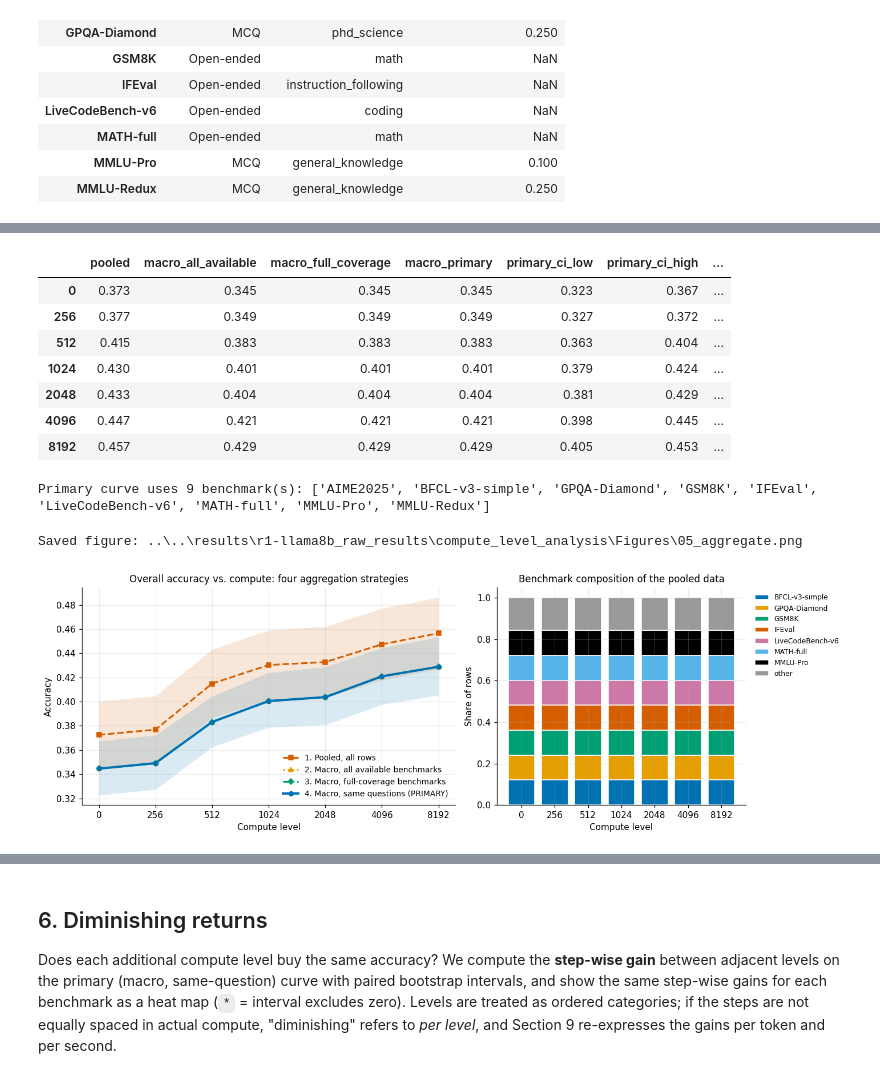
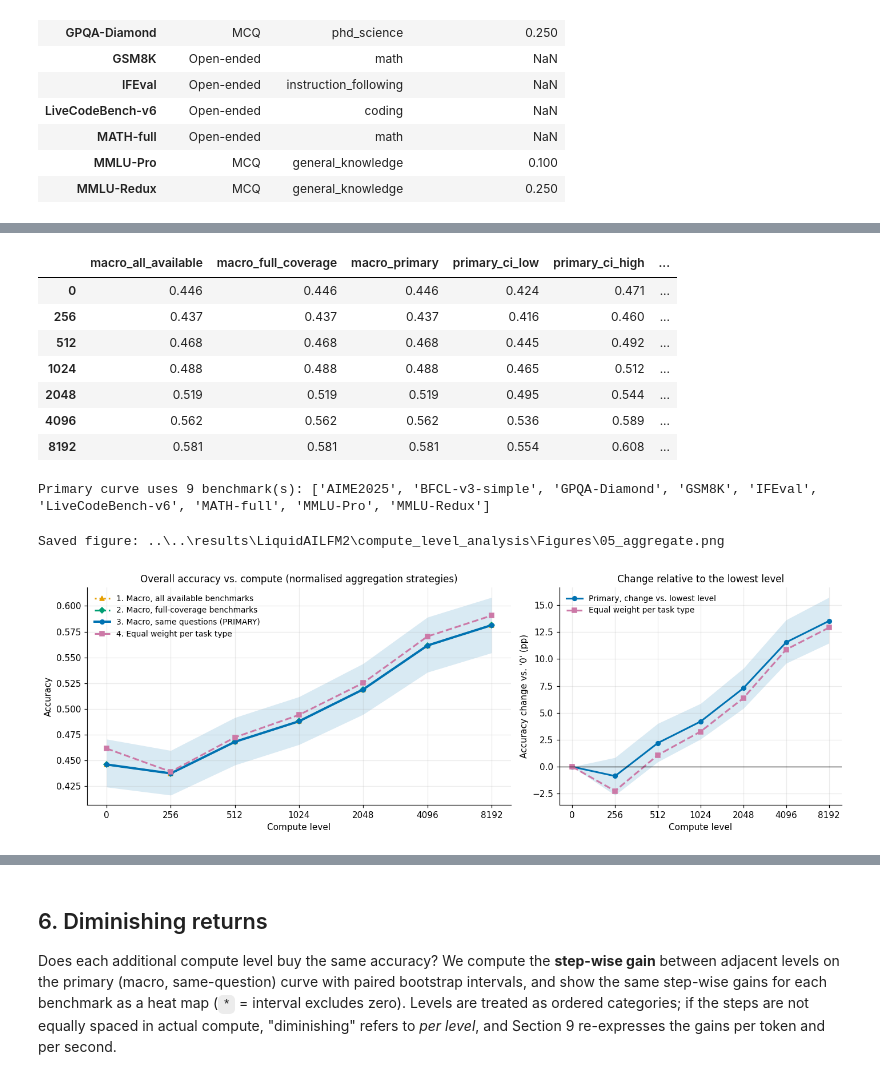
Before and after one commit to tharwat-ux/TTCA, a Jupyter notebook: src/notebooks/h1-overbenchmark_analysis/compute_level_analysis.ipynb, the cells around one changed output, grey strips where cells are left out. Drawn from its saved outputs; the diff is of its cells as text; code cells hidden in the pictures.

```diff
--- a/src/notebooks/h1-overbenchmark_analysis/compute_level_analysis.ipynb
+++ b/src/notebooks/h1-overbenchmark_analysis/compute_level_analysis.ipynb
@@ -24,13 +28,13 @@
 | 12 | Synthesis | What can (and cannot) be concluded? |
 # %%
 # ============================ CONFIGURATION ============================
-DATA_PATH = "../../data/raw/qwen3-0.6B/qwen3-.06B_raw_results.csv"   # <-- SET THIS: .csv, .tsv, .parquet, .jsonl or .json
-SAVE_DIR = "../../results/r1-llama8b_raw_results/compute_level_analysis/Figures"   # <-- SET THIS: folder where ALL figures are saved as PNG (created if missing)
+DATA_PATH = "../../data/raw/LiquidAILFM2.5-2.6B/LiquidAILFM2.5-2.6B_raw_results.csv"   # <-- SET THIS: .csv, .tsv, .parquet, .jsonl or .json
+SAVE_DIR = "../../results/LiquidAILFM2/compute_level_analysis/Figures"   # <-- SET THIS: folder where ALL figures are saved as PNG (created if missing)
 
 # ---- Optional settings (defaults are sensible) ----
 COMPUTE_ORDER = None          # e.g. ["low", "medium", "high"]; None = infer the order automatically
 TIER_ORDER = None             # e.g. ["easy", "medium", "hard"]; None = infer automatically
-TASK_TYPE_SOURCE = "benchmark"     # "column" = use the task_type column, "inferred" = infer from `gold`, "auto" = column if informative
+TASK_TYPE_SOURCE = "benchmark"     # "benchmark" = use TASK_TYPE_MAP below, "column" = use the task_type column, "inferred" = infer from `gold`, "auto" = column if informative
 TASK_TYPE_MAP = {
     "MMLU-Redux": "MCQ",
     "MMLU-Pro": "MCQ",
@@ -48,6 +52,7 @@ SEED = 42                     # random seed (bootstrap, plotting subsamples)
 MISSING_CORRECT = "drop"      # rows whose is_correct cannot be read: "drop" (counted and reported) or "incorrect"
 DROP_DUPLICATES = False       # True = keep only the first row of repeated (benchmark, question, level, sample) keys
 MIN_QUESTIONS_PER_CELL = 20   # cells (e.g. benchmark x level) with fewer questions are flagged as low-n in tables
+MIN_INFORMATIVE_Q = 10        # Sections 9.1/9.2: a benchmark x level cell is shown only if it has at least this many informative questions
 # %%
 # ----------------------------- Imports & style -----------------------------
 import math
@@ -797,8 +888,6 @@ if T:
         for c in cv.cells:                                   # individual benchmarks
             ax.plot(X, est_tt.point[est_tt.cells.index(c), 0], color=col, alpha=0.3, lw=1)
         draw(ax, cv.point, cv.lo, cv.hi, color=col, label="Macro-average (equal benchmark weight)")
-        pooled_t = pooled_cluster(d[d.task_type_final == t])["accuracy"].values
-        ax.plot(X, pooled_t, color="black", ls="--", lw=1.2, label="Row-pooled")
         ax.set_title(f"{t}  ({len(cv.cells)} benchmark{'s' if len(cv.cells) != 1 else ''})")
         level_axis(ax, label=False)
         ax.set_ylim(0, 1.02)
@@ -846,6 +934,4 @@ If (1) and (4) disagree — especially in *direction* — the pooled curve is co
 # %%
-pooled = pooled_cluster(d)
-c_pooled = (pooled["accuracy"].values, pooled["ci_low"].values, pooled["ci_high"].values)
 m_avail = macro(est_all, "correct", full_only=False)
 m_full = macro(est_all, "correct", full_only=True)
 m_primary = macro(PRIMARY, "correct", full_only=True)
@@ -853,10 +939,17 @@ if m_primary is None:
     raise RuntimeError("No benchmark is observed at every compute level; a level-comparable macro curve cannot be built. "
                        "Inspect the coverage table in Section 1.1.")
 
-agg = pd.DataFrame({"pooled": c_pooled[0], "macro_all_available": m_avail.point,
+# equal weight per task type: average of the Section 4 task-type curves
+m_types = None
+if tt_curves:
+    m_types = Curve(point=np.nanmean([cv.point for cv in tt_curves.values()], axis=0),
+                    boot=np.nanmean([cv.boot for cv in tt_curves.values()], axis=0))
+
+agg = pd.DataFrame({"macro_all_available": m_avail.point,
                     "macro_full_coverage": m_full.point if m_full else np.nan,
                     "macro_primary": m_primary.point,
                     "primary_ci_low": m_primary.lo, "primary_ci_high": m_primary.hi,
+                    "macro_task_types": m_types.point if m_types else np.nan,
                     "benchmarks_in_all_available": m_avail.n_cells}, index=LV)
 display(agg)
 print(f"Primary curve uses {len(m_primary.cells)} benchmark(s): {[c[0] for c in m_primary.cells]}")
@@ -864,44 +957,42 @@ dropped_from_primary = sorted({c[0] for c in est_all.cells} - {c[0] for c in m_p
 if dropped_from_primary:
     print("Not in the primary curve (missing at >= 1 level, or no common questions):", dropped_from_primary)
 # %% [output]
-|  | pooled | macro_all_available | macro_full_coverage | macro_primary | primary_ci_low | primary_ci_high | ... |
-| 0 | 0.373 | 0.345 | 0.345 | 0.345 | 0.323 | 0.367 | ... |
-| 256 | 0.377 | 0.349 | 0.349 | 0.349 | 0.327 | 0.372 | ... |
-| 512 | 0.415 | 0.383 | 0.383 | 0.383 | 0.363 | 0.404 | ... |
-| 1024 | 0.430 | 0.401 | 0.401 | 0.401 | 0.379 | 0.424 | ... |
-| 2048 | 0.433 | 0.404 | 0.404 | 0.404 | 0.381 | 0.429 | ... |
-| 4096 | 0.447 | 0.421 | 0.421 | 0.421 | 0.398 | 0.445 | ... |
-| 8192 | 0.457 | 0.429 | 0.429 | 0.429 | 0.405 | 0.453 | ... |
+|  | macro_all_available | macro_full_coverage | macro_primary | primary_ci_low | primary_ci_high | ... |
+| 0 | 0.446 | 0.446 | 0.446 | 0.424 | 0.471 | ... |
+| 256 | 0.437 | 0.437 | 0.437 | 0.416 | 0.460 | ... |
+| 512 | 0.468 | 0.468 | 0.468 | 0.445 | 0.492 | ... |
+| 1024 | 0.488 | 0.488 | 0.488 | 0.465 | 0.512 | ... |
+| 2048 | 0.519 | 0.519 | 0.519 | 0.495 | 0.544 | ... |
+| 4096 | 0.562 | 0.562 | 0.562 | 0.536 | 0.589 | ... |
+| 8192 | 0.581 | 0.581 | 0.581 | 0.554 | 0.608 | ... |
 Primary curve uses 9 benchmark(s): ['AIME2025', 'BFCL-v3-simple', 'GPQA-Diamond', 'GSM8K', 'IFEval', 'LiveCodeBench-v6', 'MATH-full', 'MMLU-Pro', 'MMLU-Redux']
 # %%
 fig, axes = plt.subplots(1, 2, figsize=(13, 4.4), gridspec_kw={"width_ratios": [1.5, 1]})
 ax = axes[0]
-draw(ax, *c_pooled, color=PALETTE[3], label="1. Pooled, all rows", ls="--", marker="s")
-draw(ax, m_avail.point, m_avail.lo, m_avail.hi, color=PALETTE[1], label="2. Macro, all available benchmarks", ls=":", marker="^", band=False)
+draw(ax, m_avail.point, m_avail.lo, m_avail.hi, color=PALETTE[1], label="1. Macro, all available benchmarks", ls=":", marker="^", band=False)
 if m_full:
-    draw(ax, m_full.point, m_full.lo, m_full.hi, color=PALETTE[2], label="3. Macro, full-coverage benchmarks", ls="-.", marker="D", band=False)
-draw(ax, m_primary.point, m_primary.lo, m_primary.hi, color=PALETTE[0], label="4. Macro, same questions (PRIMARY)", lw=2.6)
+    draw(ax, m_full.point, m_full.lo, m_full.hi, color=PALETTE[2], label="2. Macro, full-coverage benchmarks", ls="-.", marker="D", band=False)
+draw(ax, m_primary.point, m_primary.lo, m_primary.hi, color=PALETTE[0], label="3. Macro, same questions (PRIMARY)", lw=2.6)
+if m_types:
+    draw(ax, m_types.point, m_types.lo, m_types.hi, color=PALETTE[4], label="4. Equal weight per task type", ls="--", marker="s", band=False)
 level_axis(ax)
 ax.set_ylabel("Accuracy")
-ax.set_title("Overall accuracy vs. compute: four aggregation strategies")
+ax.set_title("Overall accuracy vs. compute (normalised aggregation strategies)")
 ax.legend(loc="best")
 
-# Composition of the pooled data: share of rows by benchmark at each level
-share = d.groupby(["compute_level", "benchmark"]).size().unstack("benchmark").reindex(LEVELS).fillna(0)
-share = share.div(share.sum(axis=1), axis=0)
-if share.shape[1] > 8:
-    top = share.mean().nlargest(7).index
-    share = pd.concat([share[top], share.drop(columns=top).sum(axis=1).rename("other")], axis=1)
-bottom = np.zeros(L)
-for k, b in enumerate(share.columns):
-    axes[1].bar(X, share[b].values, bottom=bottom, label=b, color=PALETTE[k % len(PALETTE)], edgecolor="white", linewidth=1)
-    bottom += share[b].values
-level_axis(axes[1])
-axes[1].set_ylabel("Share of rows")
-axes[1].set_title("Benchmark composition of the pooled data")
-axes[1].legend(fontsize=8, bbox_to_anchor=(1.01, 1), loc="upper left")
+rel = m_primary.rel()
+ax = axes[1]
+draw(ax, 100 * rel.point, 100 * rel.lo, 100 * rel.hi, color=PALETTE[0], label="Primary, change vs. lowest level")
+if m_types:
+    rt = m_types.rel()
+    draw(ax, 100 * rt.point, 100 * rt.lo, 100 * rt.hi, color=PALETTE[4], ls="--", marker="s", band=False, label="Equal weight per task type")
+ax.axhline(0, color="black", lw=0.8)
+level_axis(ax)
+ax.set_ylabel(f"Accuracy change vs. '{LV[0]}' (pp)")
+ax.set_title("Change relative to the lowest level")
+ax.legend()
 finish(fig, "05_aggregate")
 # %% [output]
-Saved figure: ..\..\results\r1-llama8b_raw_results\compute_level_analysis\Figures\05_aggregate.png
+Saved figure: ..\..\results\LiquidAILFM2\compute_level_analysis\Figures\05_aggregate.png
-[figure, old version]
+[figure, new version]
 # %%
```
Also changed, not shown: parts of 44 cells of this notebook, 16 other files.
